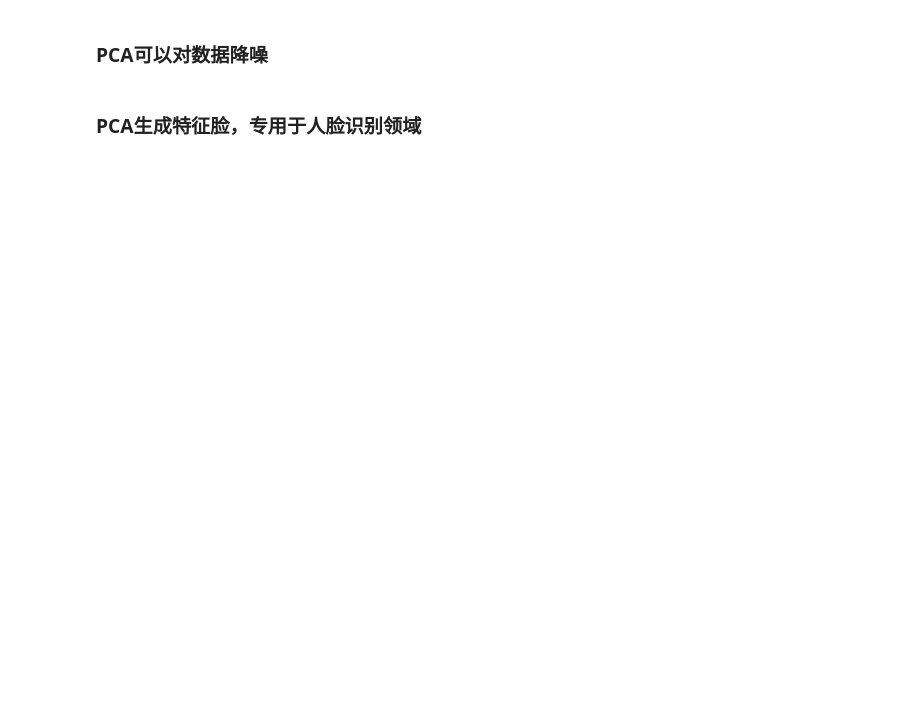
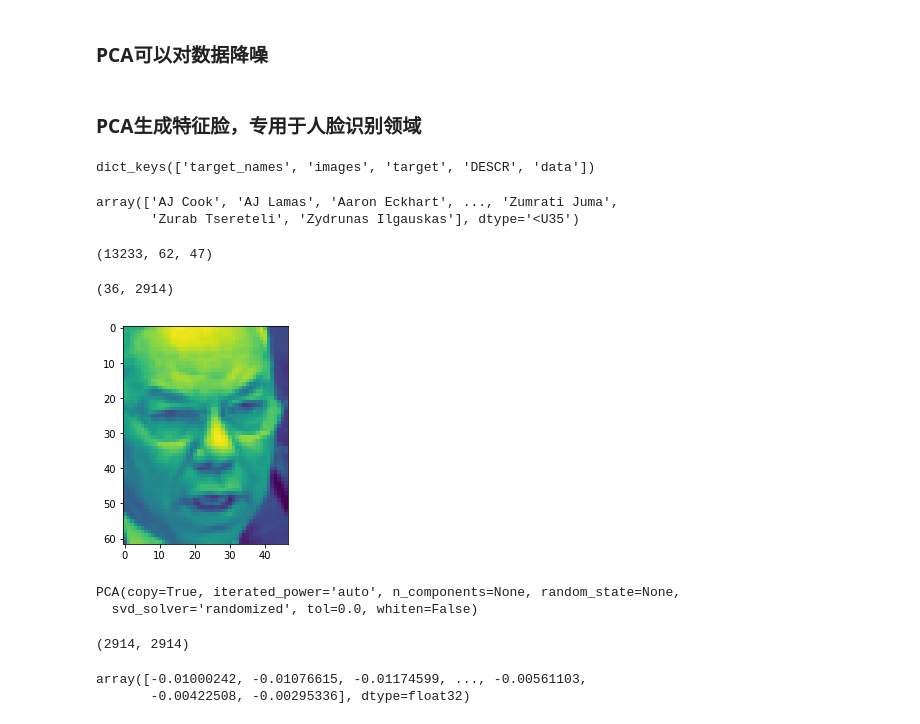
Before and after one commit to nobyte99/LearningML, a Jupyter notebook: PCA/pca.ipynb, the cells around one changed output. Drawn from its saved outputs; the diff is of its cells as text; code cells hidden in the pictures; blank space fills up the shorter version.

```diff
--- a/PCA/pca.ipynb
+++ b/PCA/pca.ipynb
@@ -218,3 +217,32 @@ Wall time: 2min 33s
 ### PCA可以对数据降噪
 # %% [markdown]
 ### PCA生成特征脸，专用于人脸识别领域
+# %%
+from sklearn.datasets import fetch_lfw_people
+faces = fetch_lfw_people()
+# %%
+faces.keys()
+# %% [output]
+dict_keys(['target_names', 'images', 'target', 'DESCR', 'data'])
+# %%
+faces.target_names
+# %% [output]
+array(['AJ Cook', 'AJ Lamas', 'Aaron Eckhart', ..., 'Zumrati Juma',
+       'Zurab Tsereteli', 'Zydrunas Ilgauskas'], dtype='<U35')
+# %%
+faces.images.shape
+# %% [output]
+(13233, 62, 47)
+# %%
+random_indexes = np.random.permutation(len(faces.data))
+X= faces.data[random_indexes]
+# %%
+example_faces = X[:36,:]
+example_faces.shape
+# %% [output]
+(36, 2914)
+# %%
+plt.imshow(example_faces[0].reshape(62,47))
+plt.show()
+# %% [output]
+[figure, added]
@@ -220,0 +253,14 @@ Wall time: 2min 33s
+# %%
+pca.fit(X)
+# %% [output]
+PCA(copy=True, iterated_power='auto', n_components=None, random_state=None,
+  svd_solver='randomized', tol=0.0, whiten=False)
+# %%
+pca.components_.shape
+# %% [output]
+(2914, 2914)
+# %%
+pca.components_[0]
+# %% [output]
+array([-0.01000242, -0.01076615, -0.01174599, ..., -0.00561103,
+       -0.00422508, -0.00295336], dtype=float32)
```
Also changed, not shown: parts of 15 cells of this notebook.
